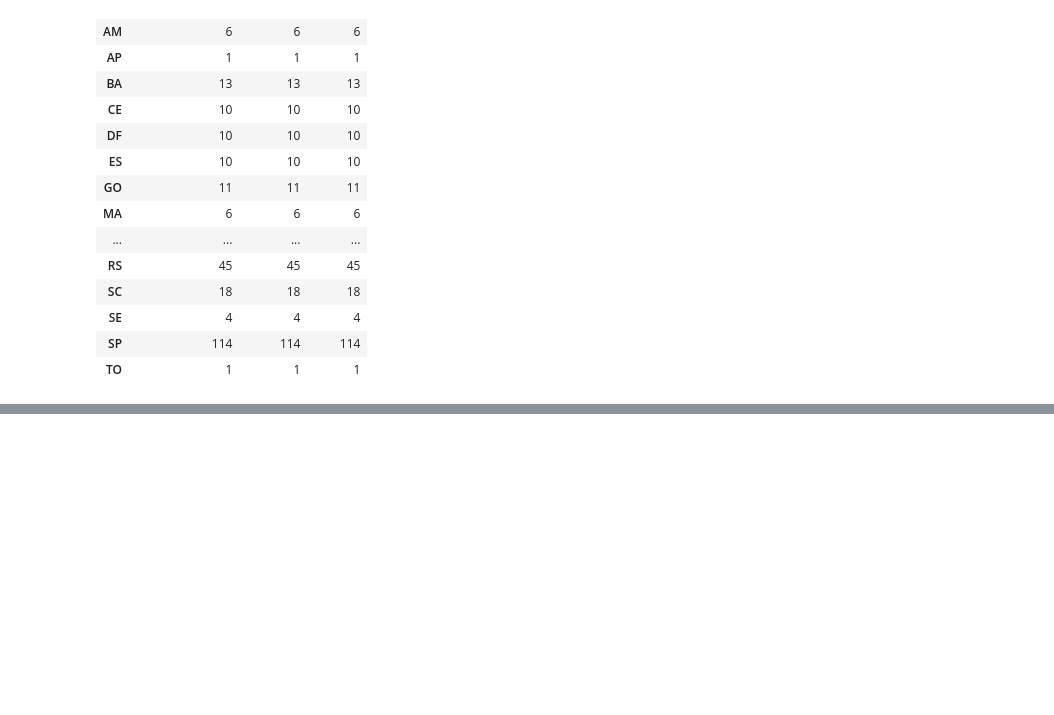
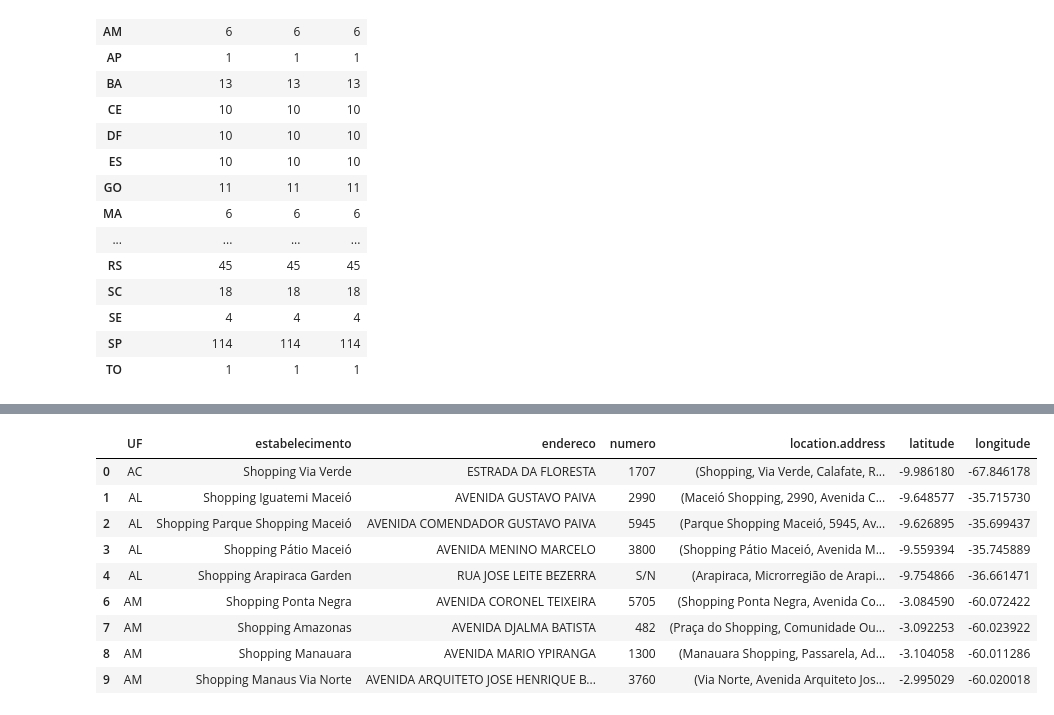
Before and after one commit to phelipefrancesco/scraping_renner, a Jupyter notebook: Untitled.ipynb, the cells around one changed output, grey strips where cells are left out. Cells and saved outputs as stored; diff of their text form; code cells hidden in the pictures; blank space fills up the shorter version.

```diff
--- a/Untitled.ipynb
+++ b/Untitled.ipynb
@@ -41,0 +132,15 @@ df.groupby(['UF']).count()
+# %%
+df12 = df1.dropna(axis = 0)
+# %%
+df12
+# %% [output]
+|  | UF | estabelecimento | endereco | numero | location.address | latitude | longitude |
+| 0 | AC | Shopping Via Verde | ESTRADA DA FLORESTA | 1707 | (Shopping, Via Verde, Calafate, R... | -9.986180 | -67.846178 |
+| 1 | AL | Shopping Iguatemi Maceió | AVENIDA GUSTAVO PAIVA | 2990 | (Maceió Shopping, 2990, Avenida C... | -9.648577 | -35.715730 |
+| 2 | AL | Shopping Parque Shopping Maceió | AVENIDA COMENDADOR GUSTAVO PAIVA | 5945 | (Parque Shopping Maceió, 5945, Av... | -9.626895 | -35.699437 |
+| 3 | AL | Shopping Pátio Maceió | AVENIDA MENINO MARCELO | 3800 | (Shopping Pátio Maceió, Avenida M... | -9.559394 | -35.745889 |
+| 4 | AL | Shopping Arapiraca Garden | RUA JOSE LEITE BEZERRA | S/N | (Arapiraca, Microrregião de Arapi... | -9.754866 | -36.661471 |
+| 6 | AM | Shopping Ponta Negra | AVENIDA CORONEL TEIXEIRA | 5705 | (Shopping Ponta Negra, Avenida Co... | -3.084590 | -60.072422 |
+| 7 | AM | Shopping Amazonas | AVENIDA DJALMA BATISTA | 482 | (Praça do Shopping, Comunidade Ou... | -3.092253 | -60.023922 |
+| 8 | AM | Shopping Manauara | AVENIDA MARIO YPIRANGA | 1300 | (Manauara Shopping, Passarela, Ad... | -3.104058 | -60.011286 |
+| 9 | AM | Shopping Manaus Via Norte | AVENIDA ARQUITETO JOSE HENRIQUE B... | 3760 | (Via Norte, Avenida Arquiteto Jos... | -2.995029 | -60.020018 |
```
Also changed, not shown: parts of 18 cells of this notebook, 1 other file.
